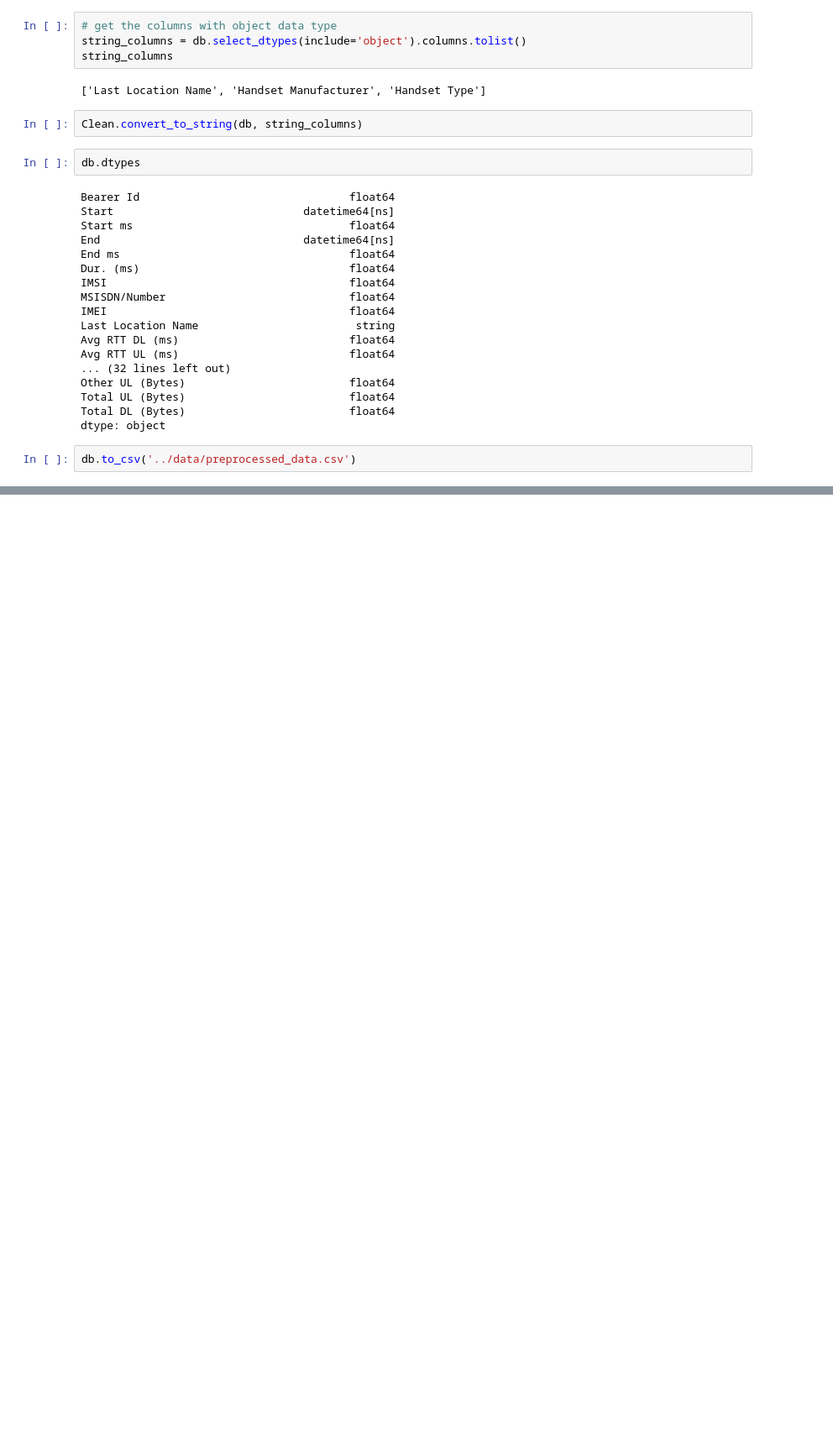
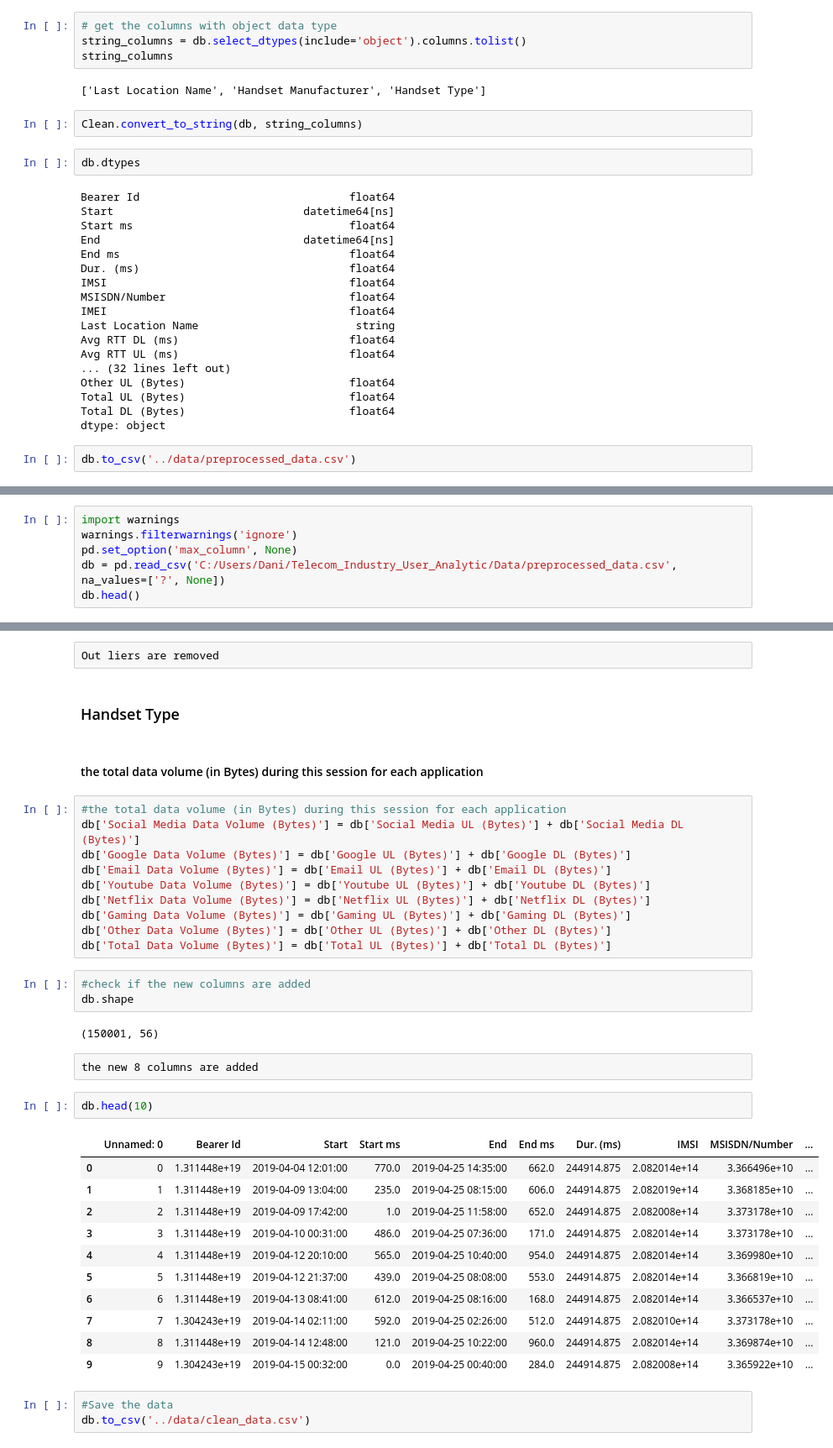
Before and after one commit to Danu-B/Telecom_Industry_User_Analytic, a Jupyter notebook: notebooks/Preprocessing_and_overview..ipynb, the cells around one changed output, grey strips where cells are left out. Shown at 84% size. Saved outputs shown, nothing was run; the diff lists cells and outputs as text; blank space fills up the shorter version.

```diff
--- a/notebooks/Preprocessing_and_overview..ipynb
+++ b/notebooks/Preprocessing_and_overview..ipynb
@@ -457,0 +520,6 @@ db.head()
+# %%
+import warnings
+warnings.filterwarnings('ignore')
+pd.set_option('max_column', None)
+db = pd.read_csv('C:/Users/Dani/Telecom_Industry_User_Analytic/Data/preprocessed_data.csv', na_values=['?', None])
+db.head()
@@ -457,0 +593,40 @@ db.head()
+# %% [raw]
+Out liers are removed
+# %% [markdown]
+### Handset Type
+# %% [markdown]
+#### the total data volume (in Bytes) during this session for each application
+# %%
+#the total data volume (in Bytes) during this session for each application
+db['Social Media Data Volume (Bytes)'] = db['Social Media UL (Bytes)'] + db['Social Media DL (Bytes)']
+db['Google Data Volume (Bytes)'] = db['Google UL (Bytes)'] + db['Google DL (Bytes)']
+db['Email Data Volume (Bytes)'] = db['Email UL (Bytes)'] + db['Email DL (Bytes)']
+db['Youtube Data Volume (Bytes)'] = db['Youtube UL (Bytes)'] + db['Youtube DL (Bytes)']
+db['Netflix Data Volume (Bytes)'] = db['Netflix UL (Bytes)'] + db['Netflix DL (Bytes)']
+db['Gaming Data Volume (Bytes)'] = db['Gaming UL (Bytes)'] + db['Gaming DL (Bytes)']
+db['Other Data Volume (Bytes)'] = db['Other UL (Bytes)'] + db['Other DL (Bytes)']
+db['Total Data Volume (Bytes)'] = db['Total UL (Bytes)'] + db['Total DL (Bytes)']
+# %%
+#check if the new columns are added
+db.shape
+# %% [output]
+(150001, 56)
+# %% [raw]
+the new 8 columns are added
+# %%
+db.head(10)
+# %% [output]
+|  | Unnamed: 0 | Bearer Id | Start | Start ms | End | End ms | Dur. (ms) | IMSI | MSISDN/Number | ... |
+| 0 | 0 | 1.311448e+19 | 2019-04-04 12:01:00 | 770.0 | 2019-04-25 14:35:00 | 662.0 | 244914.875 | 2.082014e+14 | 3.366496e+10 | ... |
+| 1 | 1 | 1.311448e+19 | 2019-04-09 13:04:00 | 235.0 | 2019-04-25 08:15:00 | 606.0 | 244914.875 | 2.082019e+14 | 3.368185e+10 | ... |
+| 2 | 2 | 1.311448e+19 | 2019-04-09 17:42:00 | 1.0 | 2019-04-25 11:58:00 | 652.0 | 244914.875 | 2.082008e+14 | 3.373178e+10 | ... |
+| 3 | 3 | 1.311448e+19 | 2019-04-10 00:31:00 | 486.0 | 2019-04-25 07:36:00 | 171.0 | 244914.875 | 2.082014e+14 | 3.373178e+10 | ... |
+| 4 | 4 | 1.311448e+19 | 2019-04-12 20:10:00 | 565.0 | 2019-04-25 10:40:00 | 954.0 | 244914.875 | 2.082014e+14 | 3.369980e+10 | ... |
+| 5 | 5 | 1.311448e+19 | 2019-04-12 21:37:00 | 439.0 | 2019-04-25 08:08:00 | 553.0 | 244914.875 | 2.082014e+14 | 3.366819e+10 | ... |
+| 6 | 6 | 1.311448e+19 | 2019-04-13 08:41:00 | 612.0 | 2019-04-25 08:16:00 | 168.0 | 244914.875 | 2.082014e+14 | 3.366537e+10 | ... |
+| 7 | 7 | 1.304243e+19 | 2019-04-14 02:11:00 | 592.0 | 2019-04-25 02:26:00 | 512.0 | 244914.875 | 2.082010e+14 | 3.373178e+10 | ... |
+| 8 | 8 | 1.311448e+19 | 2019-04-14 12:48:00 | 121.0 | 2019-04-25 10:22:00 | 960.0 | 244914.875 | 2.082014e+14 | 3.369874e+10 | ... |
+| 9 | 9 | 1.304243e+19 | 2019-04-15 00:32:00 | 0.0 | 2019-04-25 00:40:00 | 284.0 | 244914.875 | 2.082008e+14 | 3.365922e+10 | ... |
+# %%
+#Save the data
+db.to_csv('../data/clean_data.csv')
```
Also changed, not shown: parts of 15 cells of this notebook, 3 other files.
